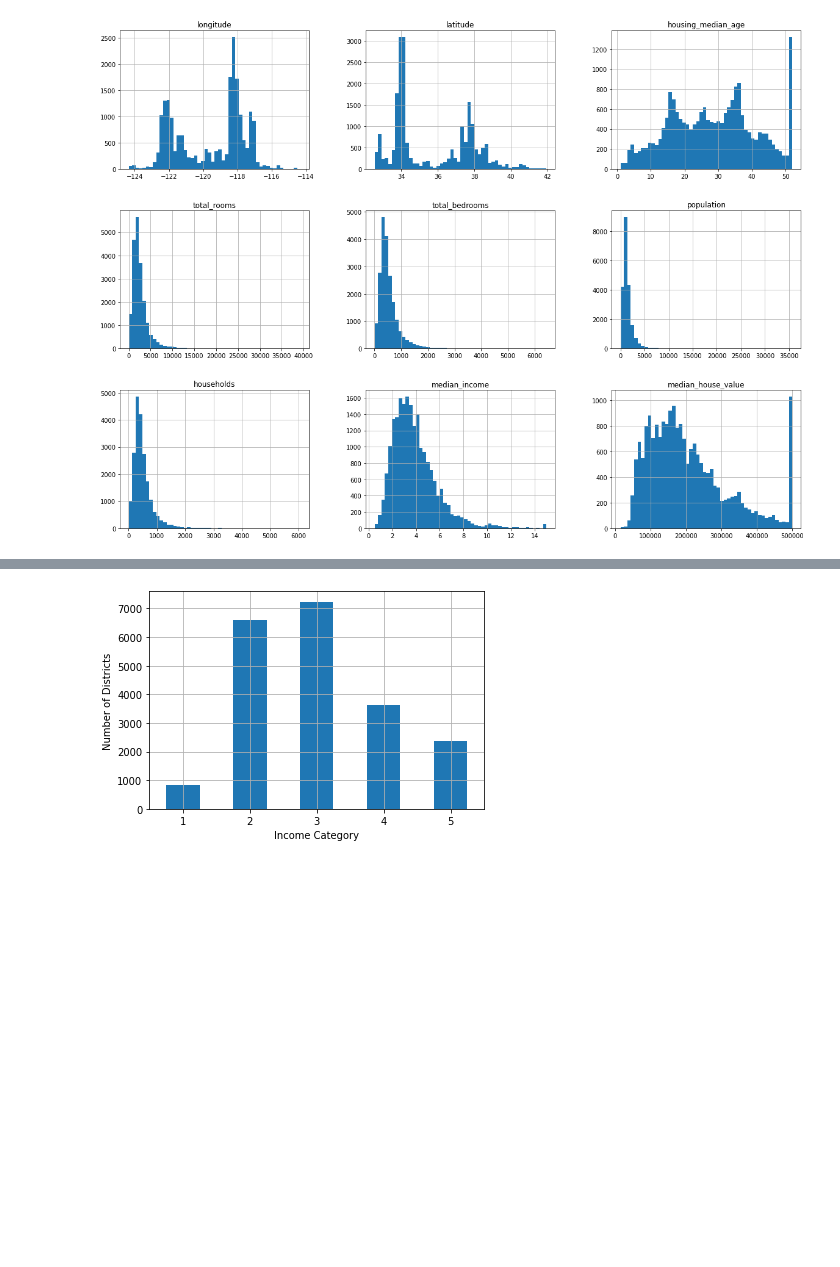
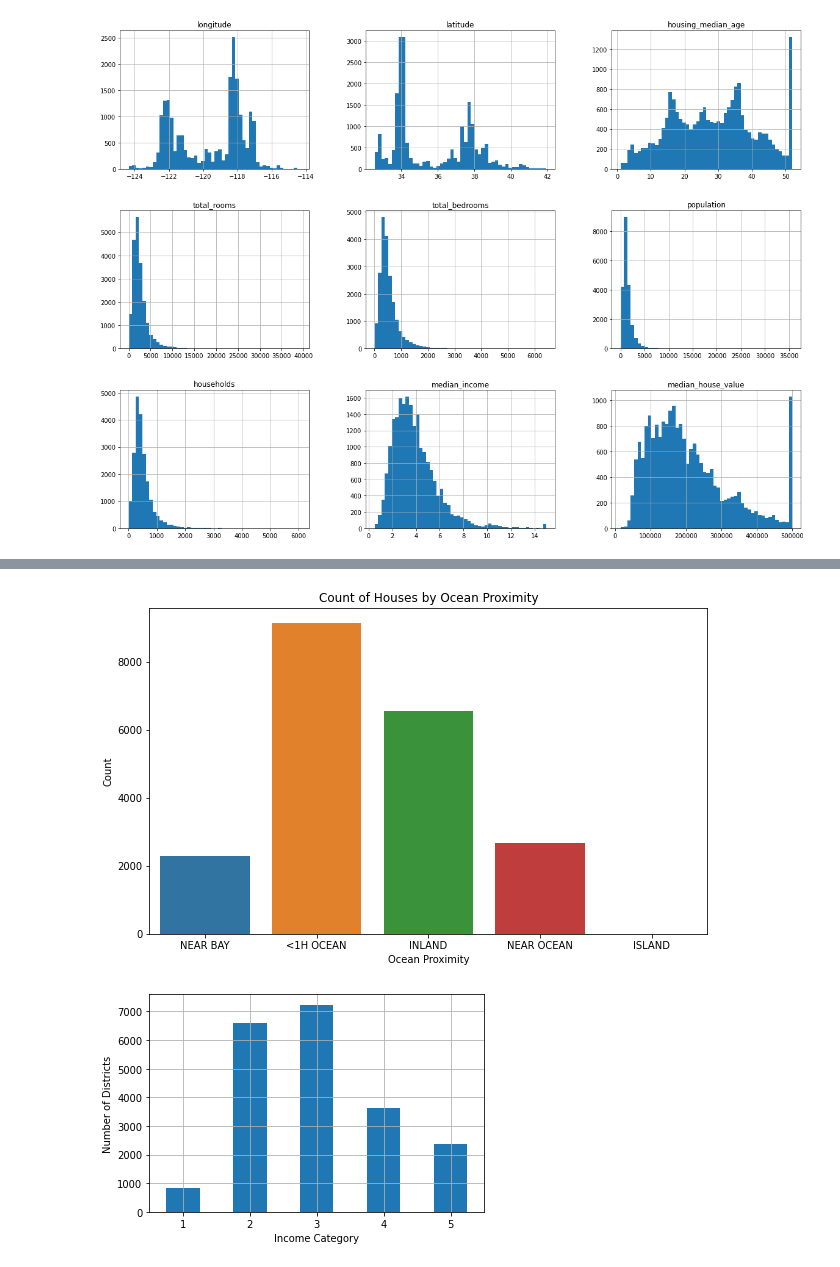
Before and after one commit to Arefe-Masnouie/housing_price, a Jupyter notebook: housing.ipynb, the cells around one changed output, grey strips where cells are left out. Cells and saved outputs as stored; diff of their text form; code cells hidden in the pictures; blank space fills up the shorter version.

```diff
--- a/housing.ipynb
+++ b/housing.ipynb
@@ -64,6 +113,17 @@ plt.show()
 # %%
 #creating train set and test set
 train_set, test_set = train_test_split(df, test_size=0.2, random_state=42)
+# %%
+train_set['ocean_proximity'].value_counts()
+
+plt.figure(figsize=(10, 6))
+sns.countplot(data=df, x='ocean_proximity')
+plt.title('Count of Houses by Ocean Proximity')
+plt.xlabel('Ocean Proximity')
+plt.ylabel('Count')
+plt.show()
+# %% [output]
+[figure, added]
 # %%
 #creating an income category
 df['income_cat'] = pd.cut(df['median_income'],
```
Also changed, not shown: parts of 13 cells of this notebook.
